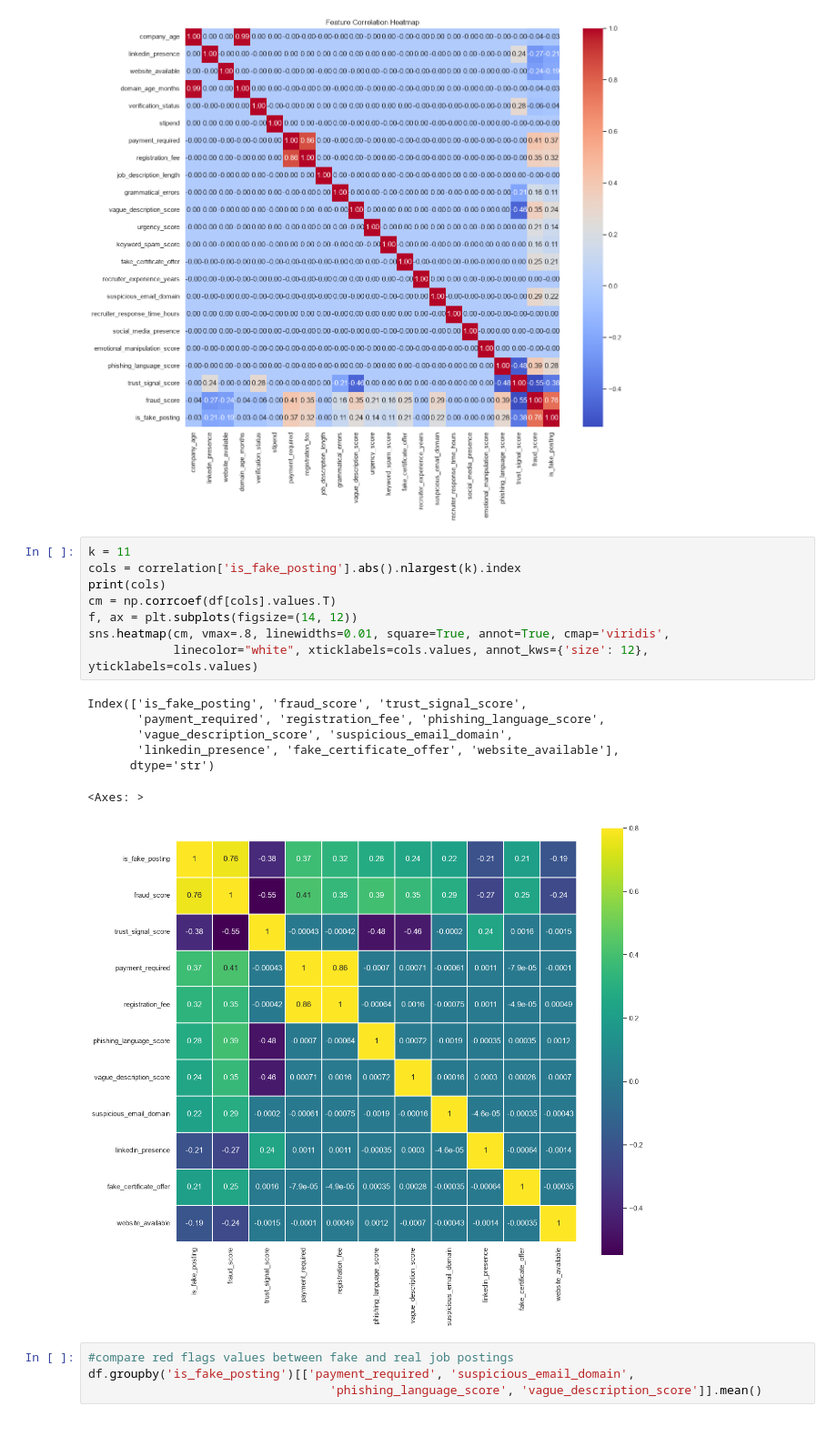
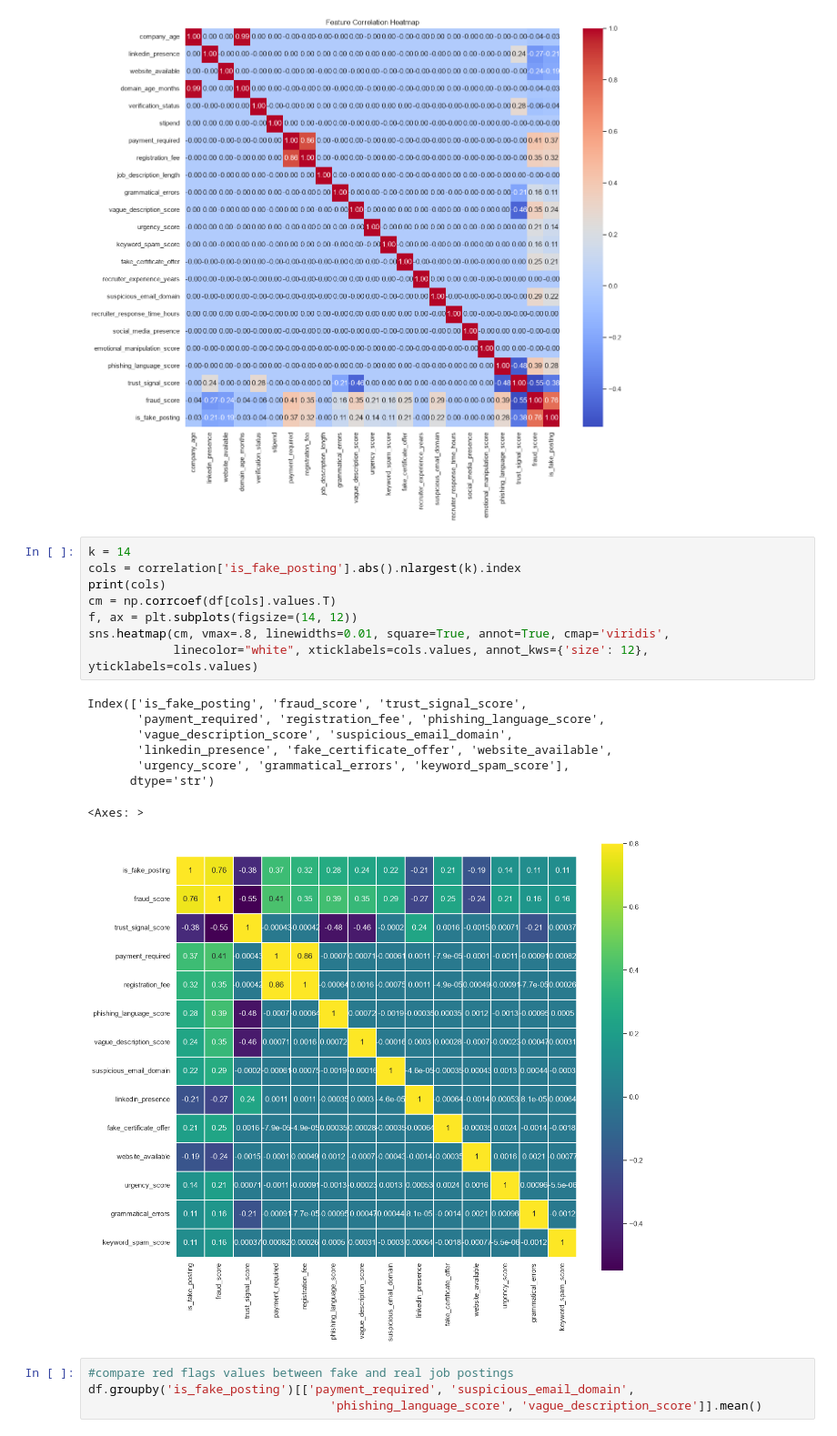
Before and after one commit to lynnthaw/Data_alchemy, a Jupyter notebook: Wk3_ExploratoryDataAnalysis.ipynb, the cells around one changed output. Shown at 91% size. Drawn from its saved outputs; the diff is of its cells as text.

```diff
--- a/Wk3_ExploratoryDataAnalysis.ipynb
+++ b/Wk3_ExploratoryDataAnalysis.ipynb
@@ -580,21 +595,22 @@ plt.show()
 # %% [output]
 [figure]
 # %%
-k = 11
+k = 14
 cols = correlation['is_fake_posting'].abs().nlargest(k).index
 print(cols)
 cm = np.corrcoef(df[cols].values.T)
 f, ax = plt.subplots(figsize=(14, 12))
 sns.heatmap(cm, vmax=.8, linewidths=0.01, square=True, annot=True, cmap='viridis',
             linecolor="white", xticklabels=cols.values, annot_kws={'size': 12}, yticklabels=cols.values)
 # %% [output]
 Index(['is_fake_posting', 'fraud_score', 'trust_signal_score',
        'payment_required', 'registration_fee', 'phishing_language_score',
        'vague_description_score', 'suspicious_email_domain',
-       'linkedin_presence', 'fake_certificate_offer', 'website_available'],
+       'linkedin_presence', 'fake_certificate_offer', 'website_available',
+       'urgency_score', 'grammatical_errors', 'keyword_spam_score'],
       dtype='str')
 <Axes: >
-[figure, old version]
+[figure, new version]
 # %%
 #compare red flags values between fake and real job postings
 df.groupby('is_fake_posting')[['payment_required', 'suspicious_email_domain',
```
Also changed, not shown: parts of 5 cells of this notebook, 1 other file.
